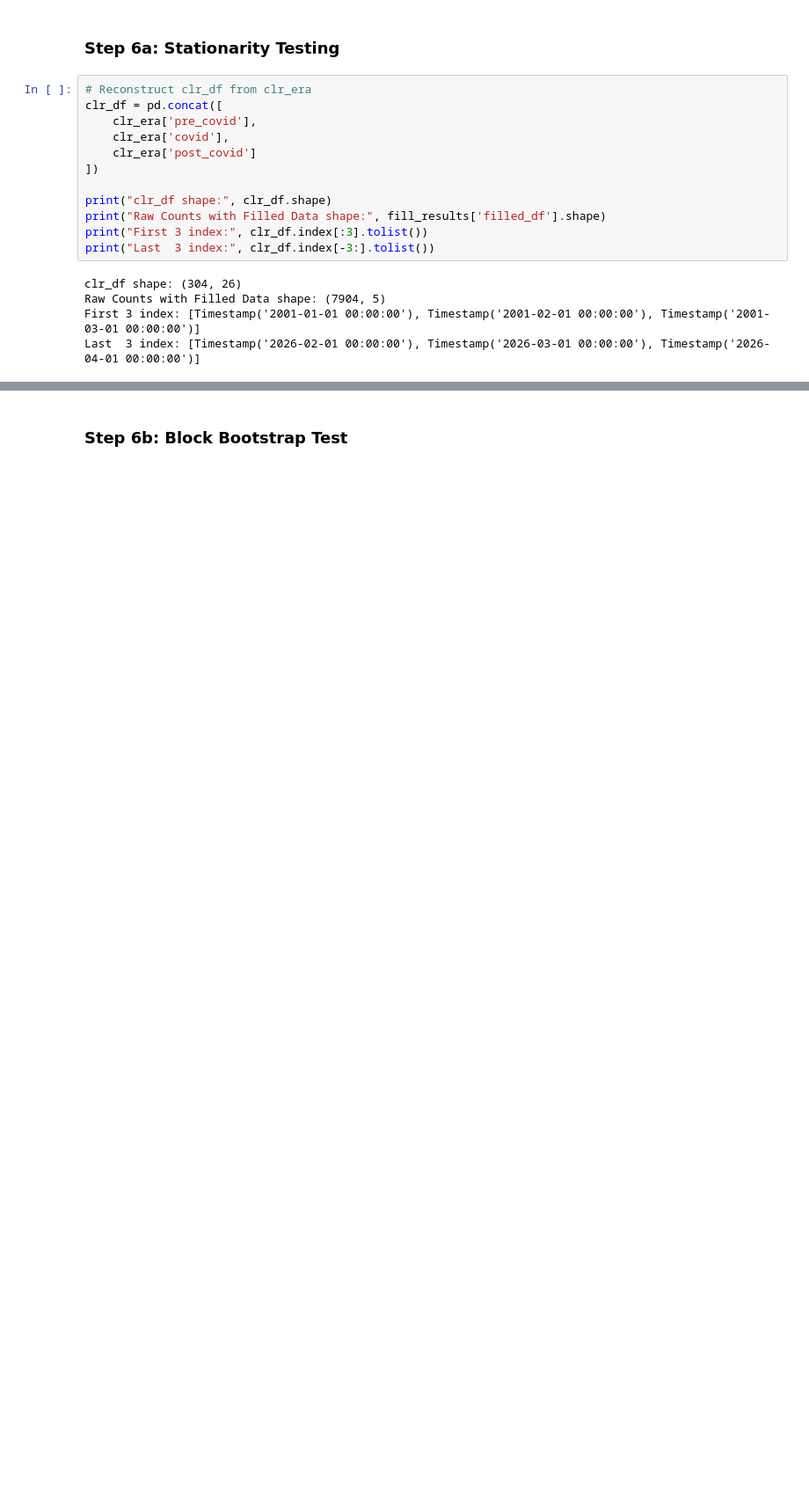
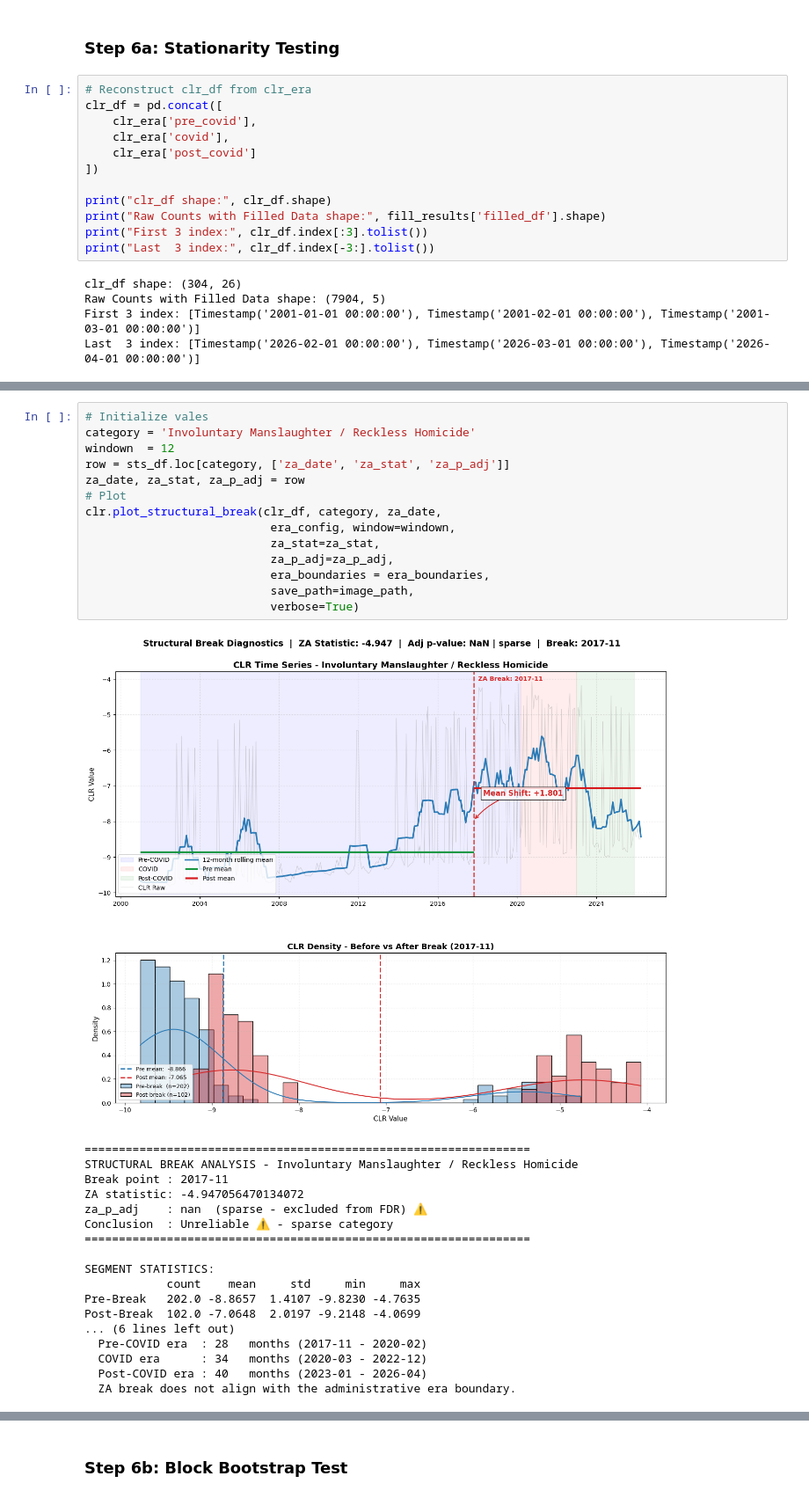
Before and after one commit to SirErikPak/ChicagoCrime, a Jupyter notebook: Notebook/ChicagoCrimeDetection.ipynb, the cells around one changed output, grey strips where cells are left out. Shown at 88% size. Saved outputs shown, nothing was run; the diff lists cells and outputs as text; blank space fills up the shorter version.

```diff
--- a/Notebook/ChicagoCrimeDetection.ipynb
+++ b/Notebook/ChicagoCrimeDetection.ipynb
@@ -590,3 +580,36 @@ The CLR density plot for Prostitution shows two completely separated distributio
+# %%
+# Initialize vales
+category = 'Involuntary Manslaughter / Reckless Homicide'
+windown  = 12
+row = sts_df.loc[category, ['za_date', 'za_stat', 'za_p_adj']]
+za_date, za_stat, za_p_adj = row
+# Plot
+clr.plot_structural_break(clr_df, category, za_date,
+                           era_config, window=windown,
+                           za_stat=za_stat,
+                           za_p_adj=za_p_adj,
+                           era_boundaries = era_boundaries,
+                           save_path=image_path,
+                           verbose=True)
+# %% [output]
+[figure, added]
+=================================================================
+STRUCTURAL BREAK ANALYSIS - Involuntary Manslaughter / Reckless Homicide
+Break point : 2017-11
+ZA statistic: -4.947056470134072
+za_p_adj    : nan  (sparse - excluded from FDR) ⚠️
+Conclusion  : Unreliable ⚠️ - sparse category
+=================================================================
+
+SEGMENT STATISTICS:
+            count    mean     std     min     max
+Pre-Break   202.0 -8.8657  1.4107 -9.8230 -4.7635
+Post-Break  102.0 -7.0648  2.0197 -9.2148 -4.0699
+... (6 lines left out)
+  Pre-COVID era  : 28   months (2017-11 - 2020-02)
+  COVID era      : 34   months (2020-03 - 2022-12)
+  Post-COVID era : 40   months (2023-01 - 2026-04)
+  ZA break does not align with the administrative era boundary.
 # %%
 # Initialize vales
 category = 'Gambling'
```
Also changed, not shown: parts of 47 cells of this notebook, 15 other files.
